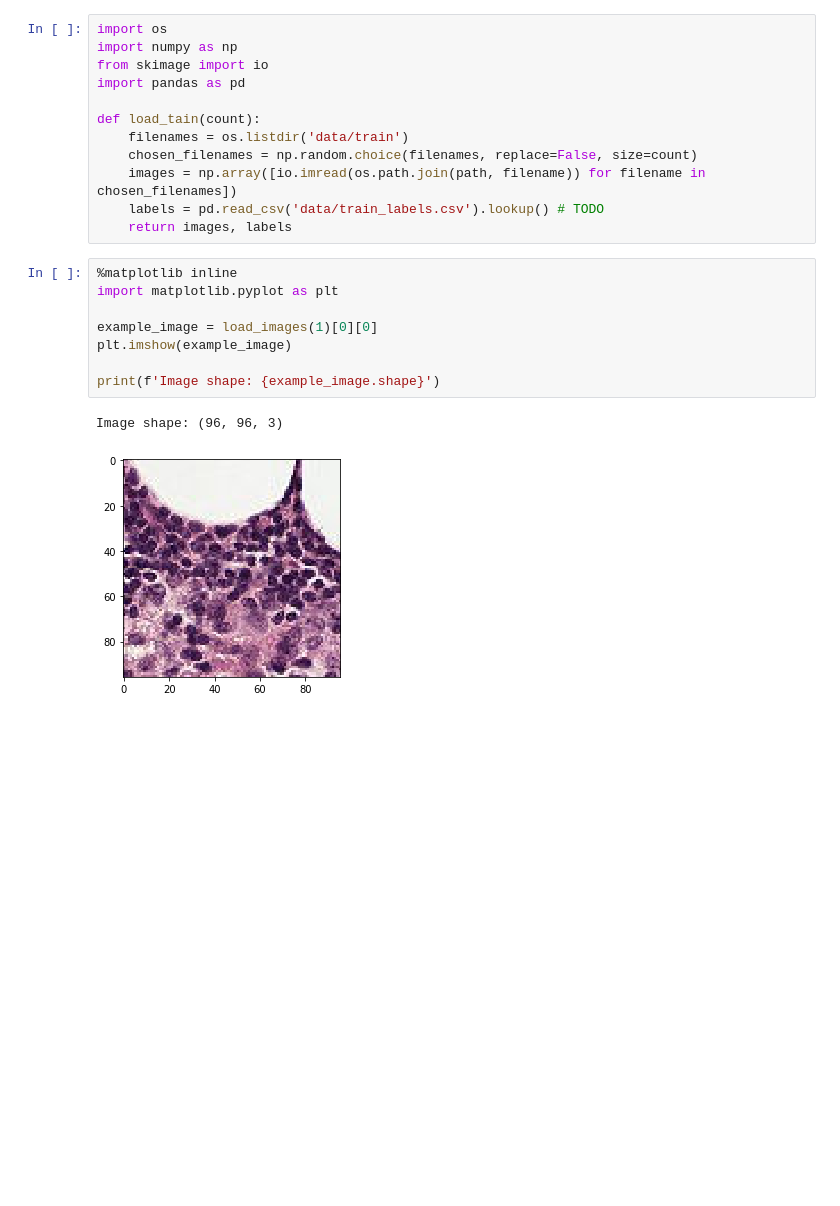
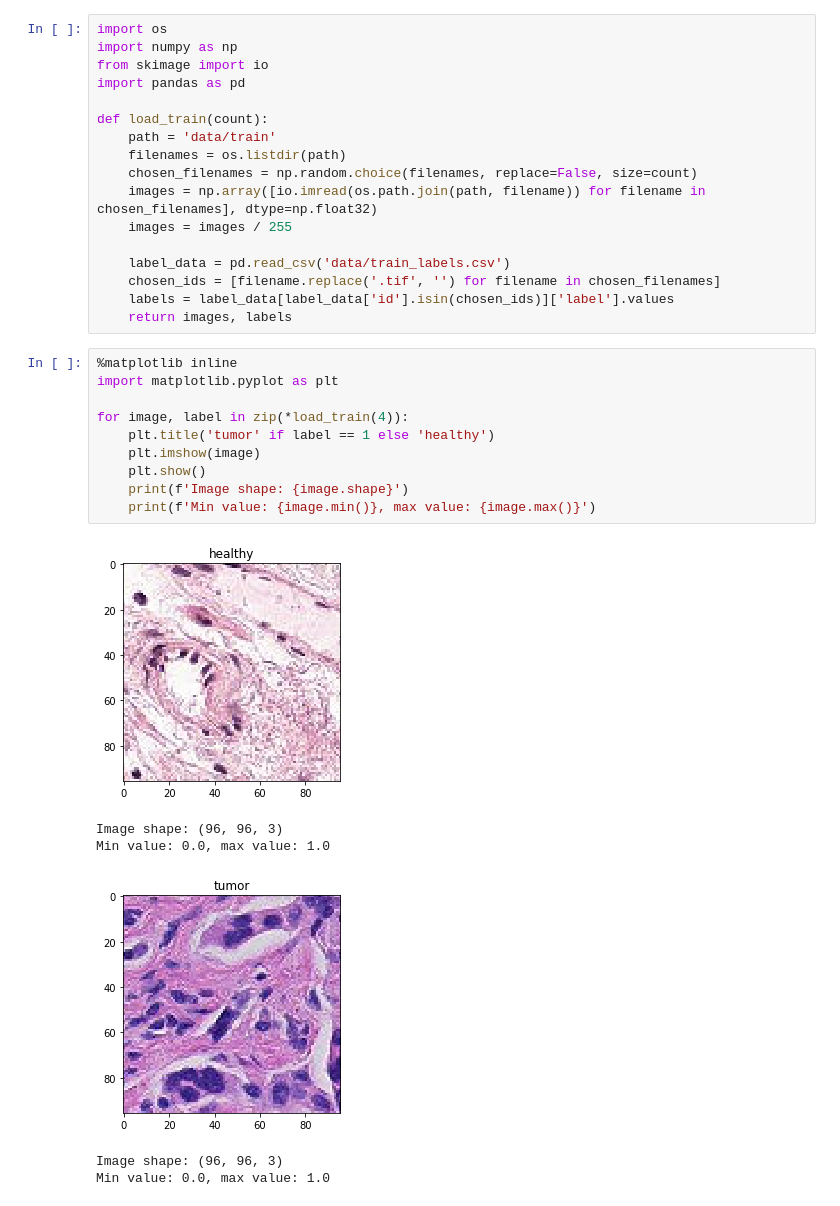
Before and after one commit to gabrielraya/Data-Mining, a Jupyter notebook: Project/project.ipynb, the cells around one changed output. Cells and saved outputs as stored; diff of their text form; blank space fills up the shorter version.

```diff
--- a/Project/project.ipynb
+++ b/Project/project.ipynb
@@ -4,20 +4,31 @@ import numpy as np
 from skimage import io
 import pandas as pd
 
-def load_tain(count):
-    filenames = os.listdir('data/train')
+def load_train(count):
+    path = 'data/train'
+    filenames = os.listdir(path)
     chosen_filenames = np.random.choice(filenames, replace=False, size=count)
-    images = np.array([io.imread(os.path.join(path, filename)) for filename in chosen_filenames])
-    labels = pd.read_csv('data/train_labels.csv').lookup() # TODO
+    images = np.array([io.imread(os.path.join(path, filename)) for filename in chosen_filenames], dtype=np.float32)
+    images = images / 255
+
+    label_data = pd.read_csv('data/train_labels.csv')
+    chosen_ids = [filename.replace('.tif', '') for filename in chosen_filenames]
+    labels = label_data[label_data['id'].isin(chosen_ids)]['label'].values
     return images, labels
 # %%
 %matplotlib inline
 import matplotlib.pyplot as plt
 
-example_image = load_images(1)[0][0]
-plt.imshow(example_image)
-
-print(f'Image shape: {example_image.shape}')
+for image, label in zip(*load_train(4)):
+    plt.title('tumor' if label == 1 else 'healthy')
+    plt.imshow(image)
+    plt.show()
+    print(f'Image shape: {image.shape}')
+    print(f'Min value: {image.min()}, max value: {image.max()}')
 # %% [output]
+[figure, new version]
 Image shape: (96, 96, 3)
+Min value: 0.0, max value: 1.0
-[figure, old version]
+[figure, added]
+Image shape: (96, 96, 3)
+Min value: 0.0, max value: 1.0
```
Also changed, not shown: parts of 8 cells of this notebook.
